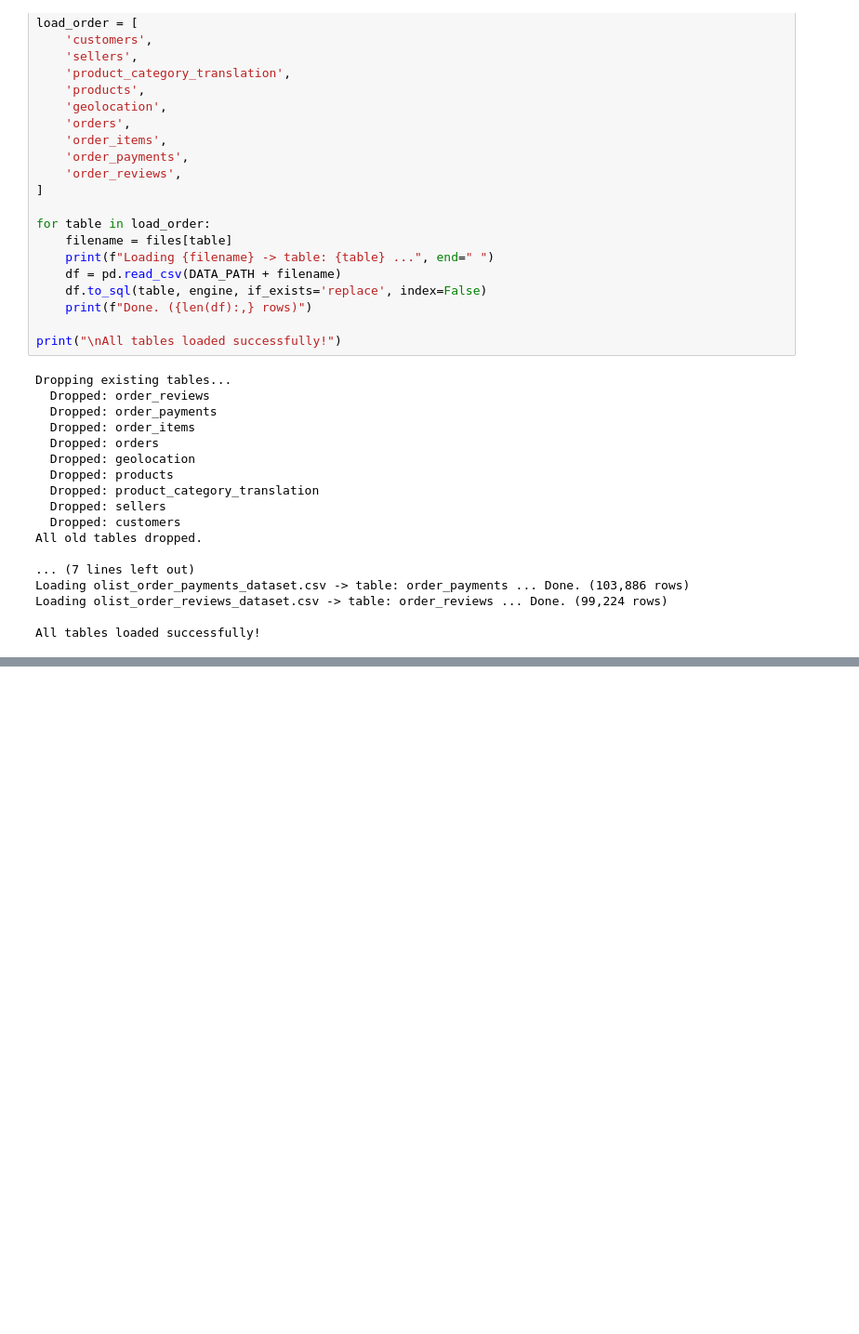
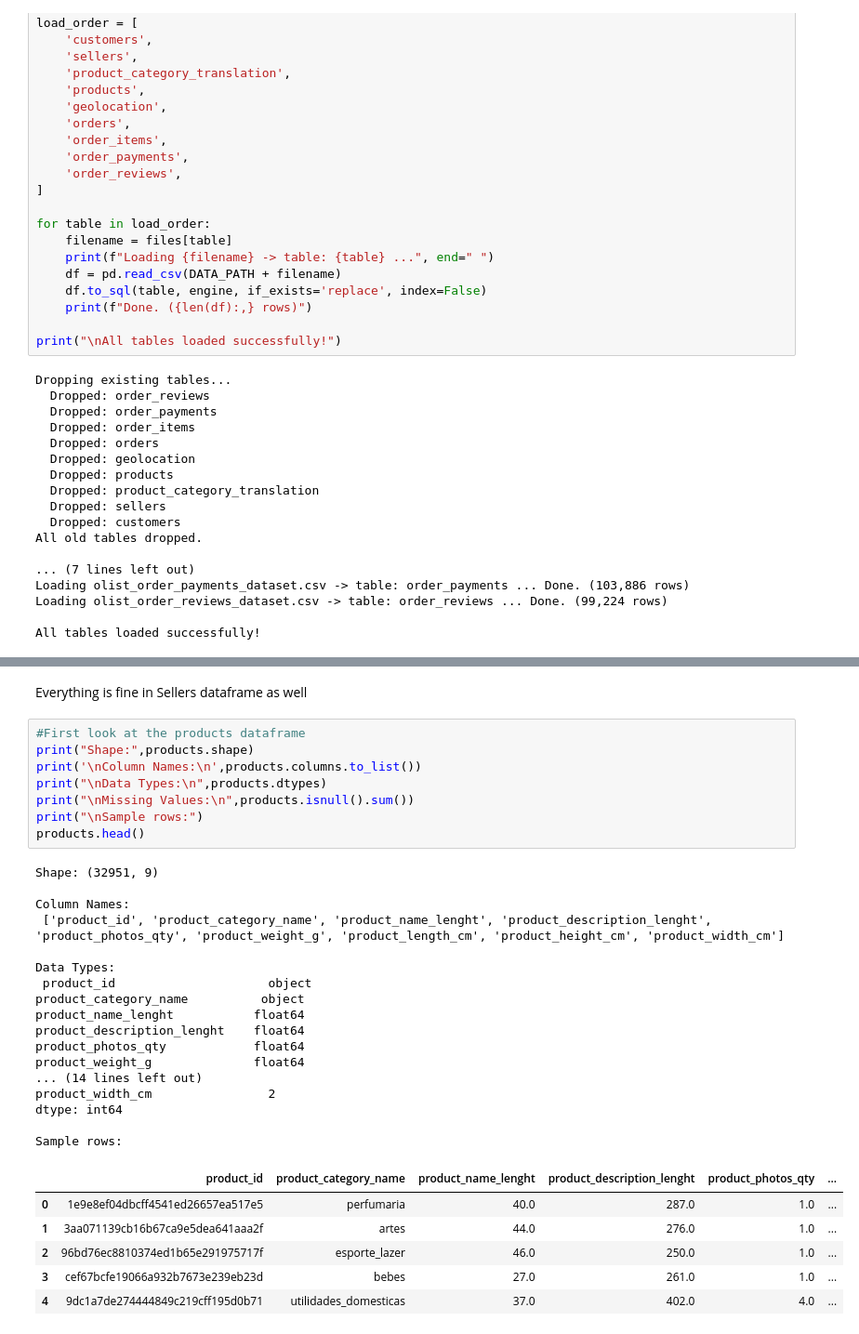
Before and after one commit to P568848382/olist-ecommerce-intelligence, a Jupyter notebook: notebooks/01_data_cleaning.ipynb, the cells around one changed output, grey strips where cells are left out. Shown at 93% size. Saved outputs shown, nothing was run; the diff lists cells and outputs as text; blank space fills up the shorter version.

```diff
--- a/notebooks/01_data_cleaning.ipynb
+++ b/notebooks/01_data_cleaning.ipynb
@@ -83,0 +266,34 @@ All tables loaded successfully!
+# %% [markdown]
+Everything is fine in Sellers dataframe as well
+# %%
+#First look at the products dataframe
+print("Shape:",products.shape)
+print('\nColumn Names:\n',products.columns.to_list())
+print("\nData Types:\n",products.dtypes)
+print("\nMissing Values:\n",products.isnull().sum())
+print("\nSample rows:")
+products.head()
+# %% [output]
+Shape: (32951, 9)
+
+Column Names:
+ ['product_id', 'product_category_name', 'product_name_lenght', 'product_description_lenght', 'product_photos_qty', 'product_weight_g', 'product_length_cm', 'product_height_cm', 'product_width_cm']
+
+Data Types:
+ product_id                     object
+product_category_name          object
+product_name_lenght           float64
+product_description_lenght    float64
+product_photos_qty            float64
+product_weight_g              float64
+... (14 lines left out)
+product_width_cm                2
+dtype: int64
+
+Sample rows:
+|  | product_id | product_category_name | product_name_lenght | product_description_lenght | product_photos_qty | ... |
+| 0 | 1e9e8ef04dbcff4541ed26657ea517e5 | perfumaria | 40.0 | 287.0 | 1.0 | ... |
+| 1 | 3aa071139cb16b67ca9e5dea641aaa2f | artes | 44.0 | 276.0 | 1.0 | ... |
+| 2 | 96bd76ec8810374ed1b65e291975717f | esporte_lazer | 46.0 | 250.0 | 1.0 | ... |
+| 3 | cef67bcfe19066a932b7673e239eb23d | bebes | 27.0 | 261.0 | 1.0 | ... |
+| 4 | 9dc1a7de274444849c219cff195d0b71 | utilidades_domesticas | 37.0 | 402.0 | 4.0 | ... |
```
Also changed, not shown: parts of 52 cells of this notebook, 2 other files.
